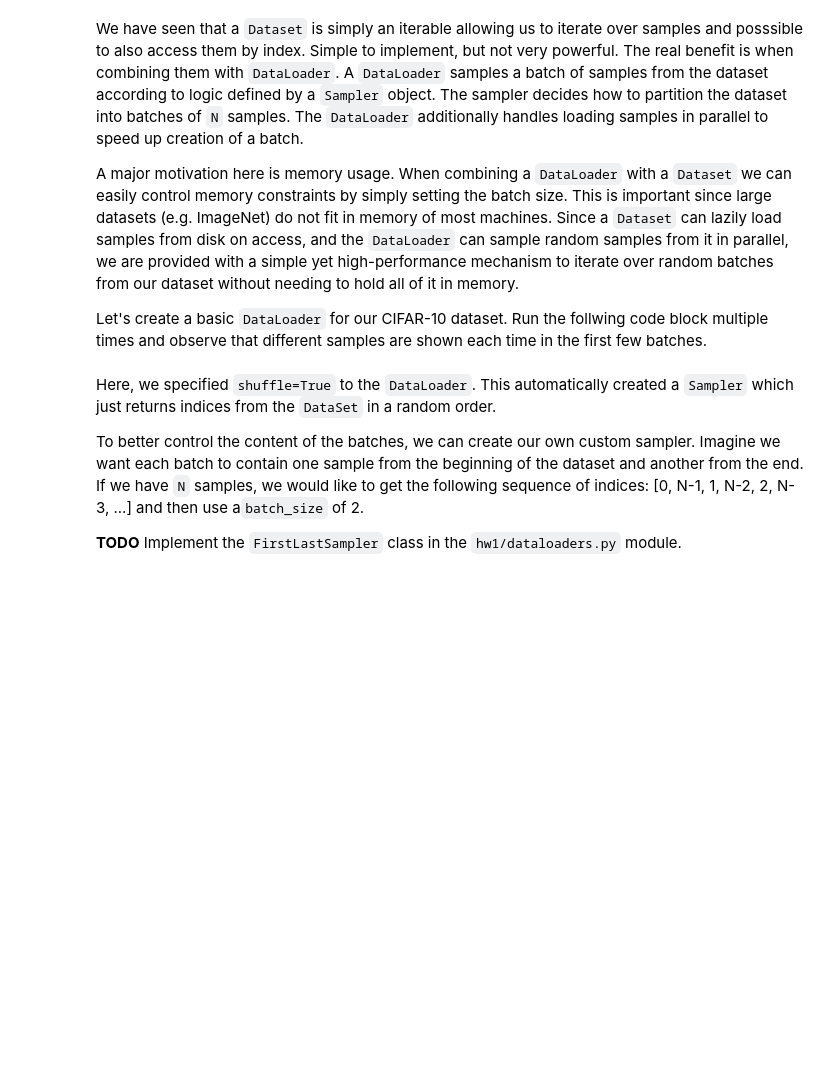
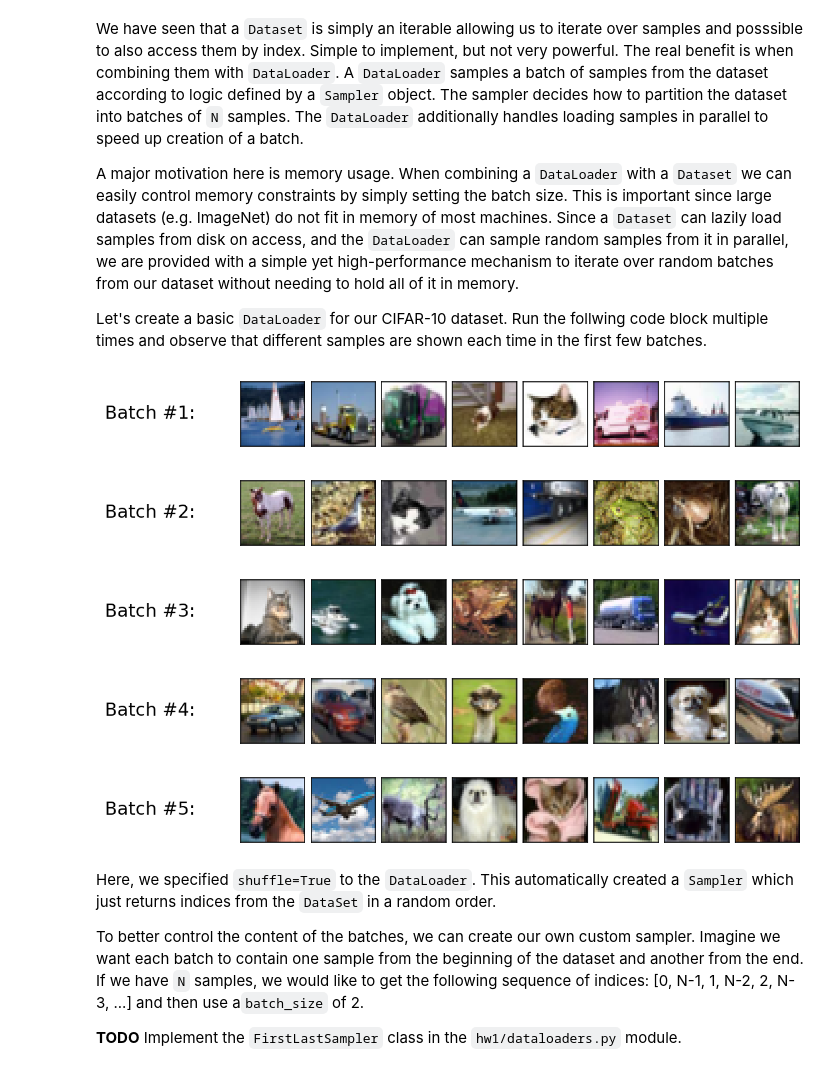
Before and after one commit to Tydox/cs236781-assignments, a Jupyter notebook: hw1/Code Files/Part1_Datasets.ipynb, the cells around one changed output. Cells and saved outputs as stored; diff of their text form; code cells hidden in the pictures; blank space fills up the shorter version.

```diff
--- a/hw1/Code Files/Part1_Datasets.ipynb
+++ b/hw1/Code Files/Part1_Datasets.ipynb
@@ -272,20 +274,24 @@ Run the follwing code block multiple times and observe that different samples ar
 # %%
 # Create a simple DataLoader that partitions the data into batches
 # of size N=8 in random order, using two background proceses
-cifar10_train_dl = torch.utils.data.DataLoader(
-    cifar10_train_ds, batch_size=8, shuffle=True, num_workers=2
-)
+cifar10_train_dl = torch.utils.data.DataLoader(cifar10_train_ds, batch_size=8, shuffle=True, num_workers=2)
 
 # Iterate over batches sampled with our DataLoader
 num_batches_to_show = 5
 for idx, (images, classes) in enumerate(cifar10_train_dl):
     # The DataLoader returns a tuple of:
     # images: Tensor of size NxCxWxH
     # classes: Tensor of size N
     fig, axes = plot.tensors_as_images(images, figsize=(8, 1))
     fig.suptitle(f'Batch #{idx+1}:', x=0, y=0.6)
     if idx >= num_batches_to_show - 1:
         break
+# %% [output]
+[figure, added]
+[figure, added]
+[figure, added]
+[figure, added]
+[figure, added]
 # %% [markdown]
 Here, we specified `shuffle=True` to the `DataLoader`. This automatically created a `Sampler` which just returns indices from the `DataSet` in a random order.
 
```
Also changed, not shown: parts of 9 cells of this notebook, 4 other files.
